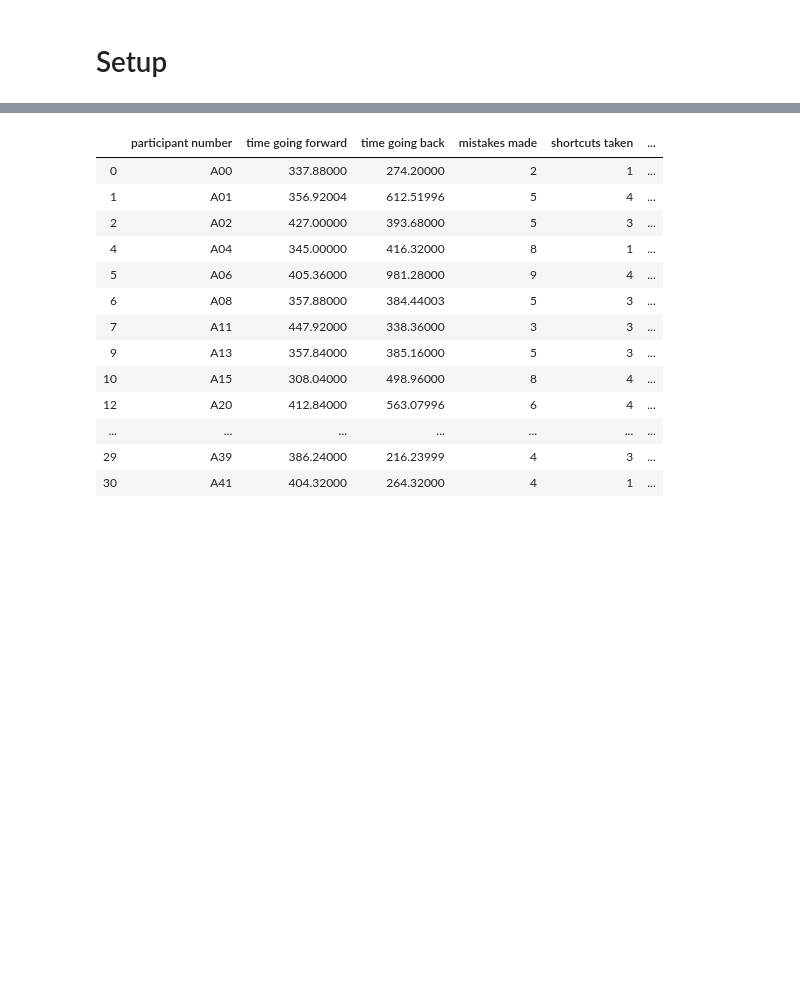
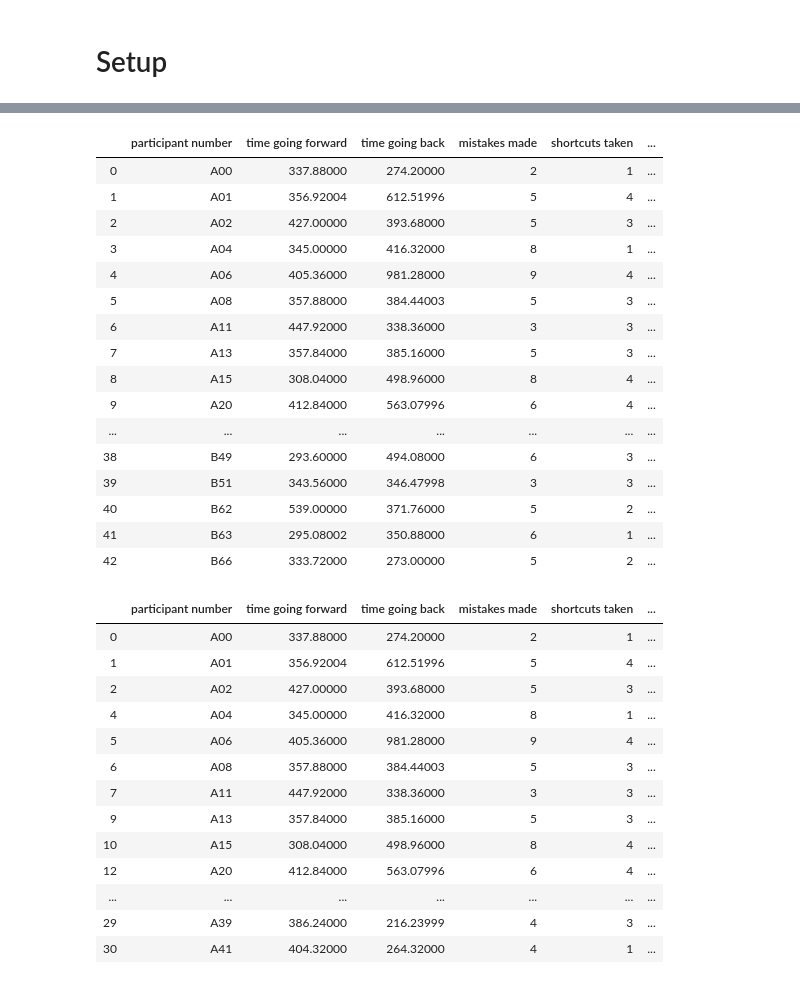
Before and after one commit to latedude2/P5-data-analysis, a Jupyter notebook: P5_result_analysis_for_least_wondered.ipynb, the cells around one changed output, grey strips where cells are left out. Drawn from its saved outputs; the diff is of its cells as text; code cells hidden in the pictures; blank space fills up the shorter version.

```diff
--- a/P5_result_analysis_for_least_wondered.ipynb
+++ b/P5_result_analysis_for_least_wondered.ipynb
@@ -34,3 +55,23 @@ dataNoWanderB = getDataNoWander(dataConditionB)
+# %%
+data
+# %% [output]
+|  | participant number | time going forward | time going back | mistakes made | shortcuts taken | ... |
+| 0 | A00 | 337.88000 | 274.20000 | 2 | 1 | ... |
+| 1 | A01 | 356.92004 | 612.51996 | 5 | 4 | ... |
+| 2 | A02 | 427.00000 | 393.68000 | 5 | 3 | ... |
+| 3 | A04 | 345.00000 | 416.32000 | 8 | 1 | ... |
+| 4 | A06 | 405.36000 | 981.28000 | 9 | 4 | ... |
+| 5 | A08 | 357.88000 | 384.44003 | 5 | 3 | ... |
+| 6 | A11 | 447.92000 | 338.36000 | 3 | 3 | ... |
+| 7 | A13 | 357.84000 | 385.16000 | 5 | 3 | ... |
+| 8 | A15 | 308.04000 | 498.96000 | 8 | 4 | ... |
+| 9 | A20 | 412.84000 | 563.07996 | 6 | 4 | ... |
+| ... | ... | ... | ... | ... | ... | ... |
+| 38 | B49 | 293.60000 | 494.08000 | 6 | 3 | ... |
+| 39 | B51 | 343.56000 | 346.47998 | 3 | 3 | ... |
+| 40 | B62 | 539.00000 | 371.76000 | 5 | 2 | ... |
+| 41 | B63 | 295.08002 | 350.88000 | 6 | 1 | ... |
+| 42 | B66 | 333.72000 | 273.00000 | 5 | 2 | ... |
 # %%
 dataNoWanderA
 # %% [output]
```
Also changed, not shown: parts of 12 cells of this notebook.
